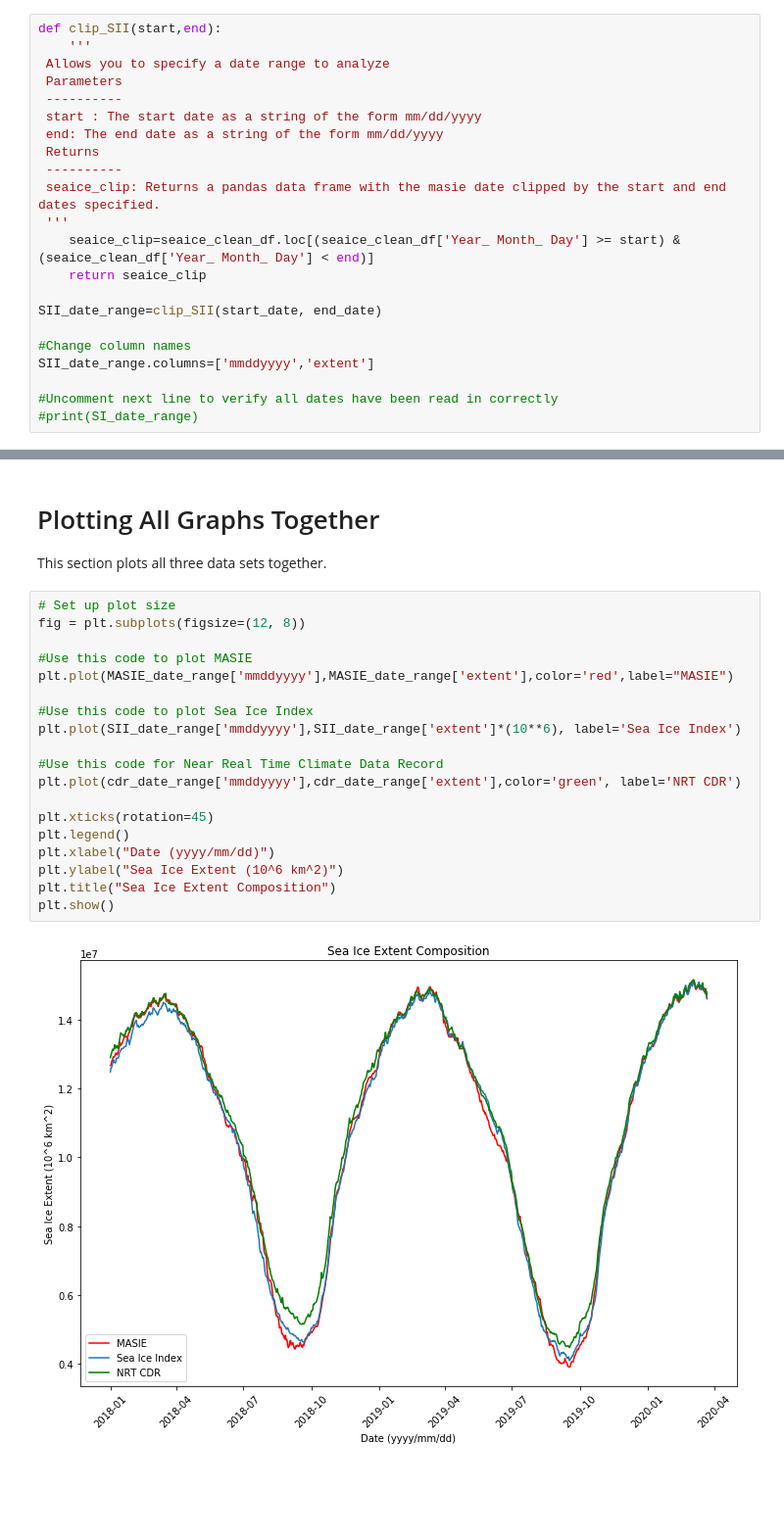
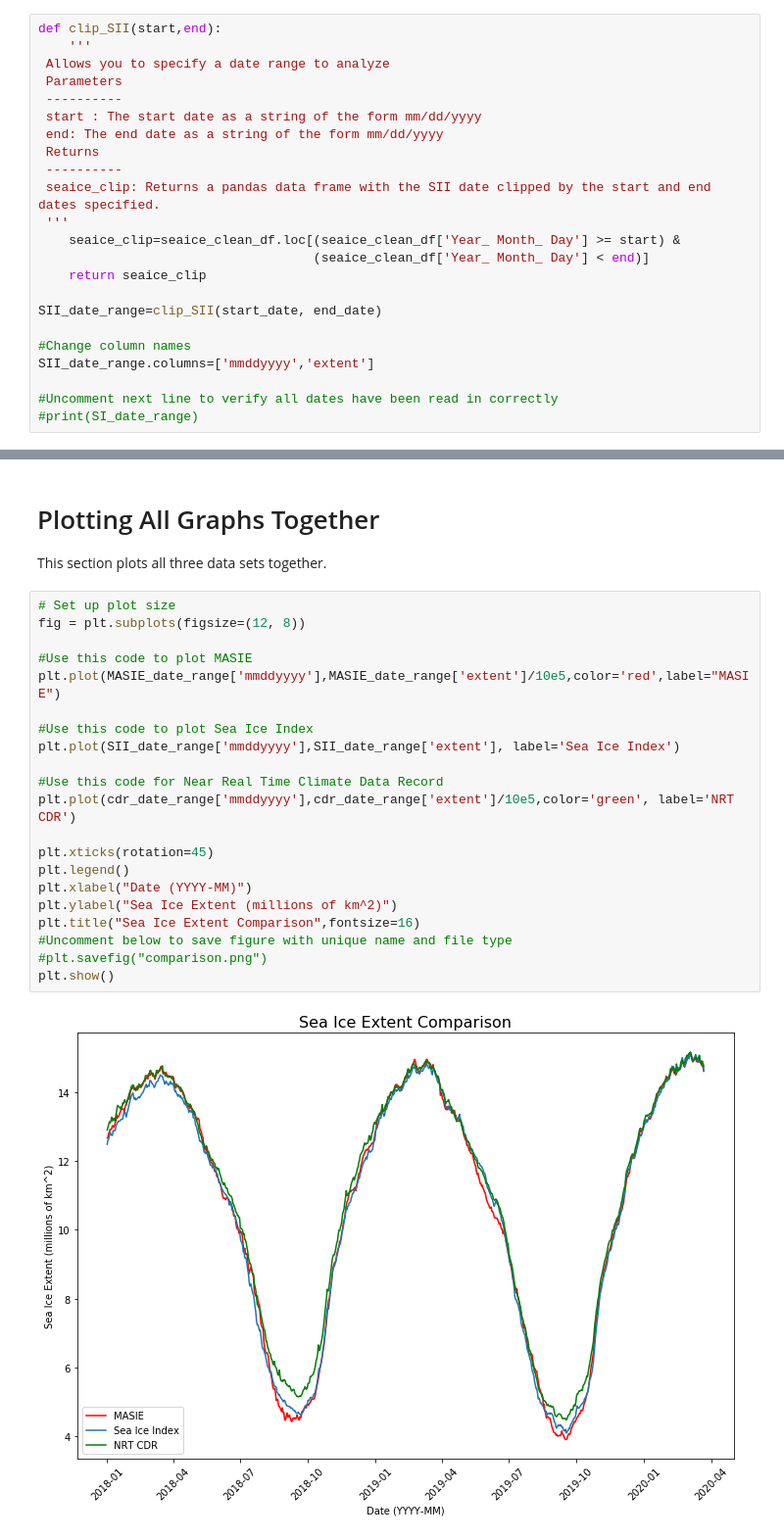
Before and after one commit to michaelavs/Daily-Arctic-Sea-Ice-Extent, a Jupyter notebook: Daily_Arctic_Sea_Ice_Extent.ipynb, the cells around one changed output, grey strips where cells are left out. Shown: that part at 98% size. Saved outputs shown, nothing was run; the diff lists cells and outputs as text; blank space fills up the shorter version.

```diff
--- a/Daily_Arctic_Sea_Ice_Extent.ipynb
+++ b/Daily_Arctic_Sea_Ice_Extent.ipynb
@@ -181,9 +179,10 @@ def clip_SII(start,end):
  end: The end date as a string of the form mm/dd/yyyy
  Returns
  ----------
- seaice_clip: Returns a pandas data frame with the masie date clipped by the start and end dates specified.
+ seaice_clip: Returns a pandas data frame with the SII date clipped by the start and end dates specified.
  '''
-    seaice_clip=seaice_clean_df.loc[(seaice_clean_df['Year_ Month_ Day'] >= start) & (seaice_clean_df['Year_ Month_ Day'] < end)]
+    seaice_clip=seaice_clean_df.loc[(seaice_clean_df['Year_ Month_ Day'] >= start) &
+                                    (seaice_clean_df['Year_ Month_ Day'] < end)]
     return seaice_clip
 
 SII_date_range=clip_SII(start_date, end_date)
@@ -260,21 +260,23 @@ This section plots all three data sets together.
 # %%
 # Set up plot size
 fig = plt.subplots(figsize=(12, 8))
 
 #Use this code to plot MASIE
-plt.plot(MASIE_date_range['mmddyyyy'],MASIE_date_range['extent'],color='red',label="MASIE")
+plt.plot(MASIE_date_range['mmddyyyy'],MASIE_date_range['extent']/10e5,color='red',label="MASIE")
 
 #Use this code to plot Sea Ice Index
-plt.plot(SII_date_range['mmddyyyy'],SII_date_range['extent']*(10**6), label='Sea Ice Index')
+plt.plot(SII_date_range['mmddyyyy'],SII_date_range['extent'], label='Sea Ice Index')
 
 #Use this code for Near Real Time Climate Data Record
-plt.plot(cdr_date_range['mmddyyyy'],cdr_date_range['extent'],color='green', label='NRT CDR')
+plt.plot(cdr_date_range['mmddyyyy'],cdr_date_range['extent']/10e5,color='green', label='NRT CDR')
 
 plt.xticks(rotation=45)
 plt.legend()
-plt.xlabel("Date (yyyy/mm/dd)")
-plt.ylabel("Sea Ice Extent (10^6 km^2)")
-plt.title("Sea Ice Extent Composition")
+plt.xlabel("Date (YYYY-MM)")
+plt.ylabel("Sea Ice Extent (millions of km^2)")
+plt.title("Sea Ice Extent Comparison",fontsize=16)
+#Uncomment below to save figure with unique name and file type
+#plt.savefig("comparison.png")
 plt.show()
 # %% [output]
-[figure, old version]
+[figure, new version]
```
Also changed, not shown: parts of 6 cells of this notebook, 1 other file.
